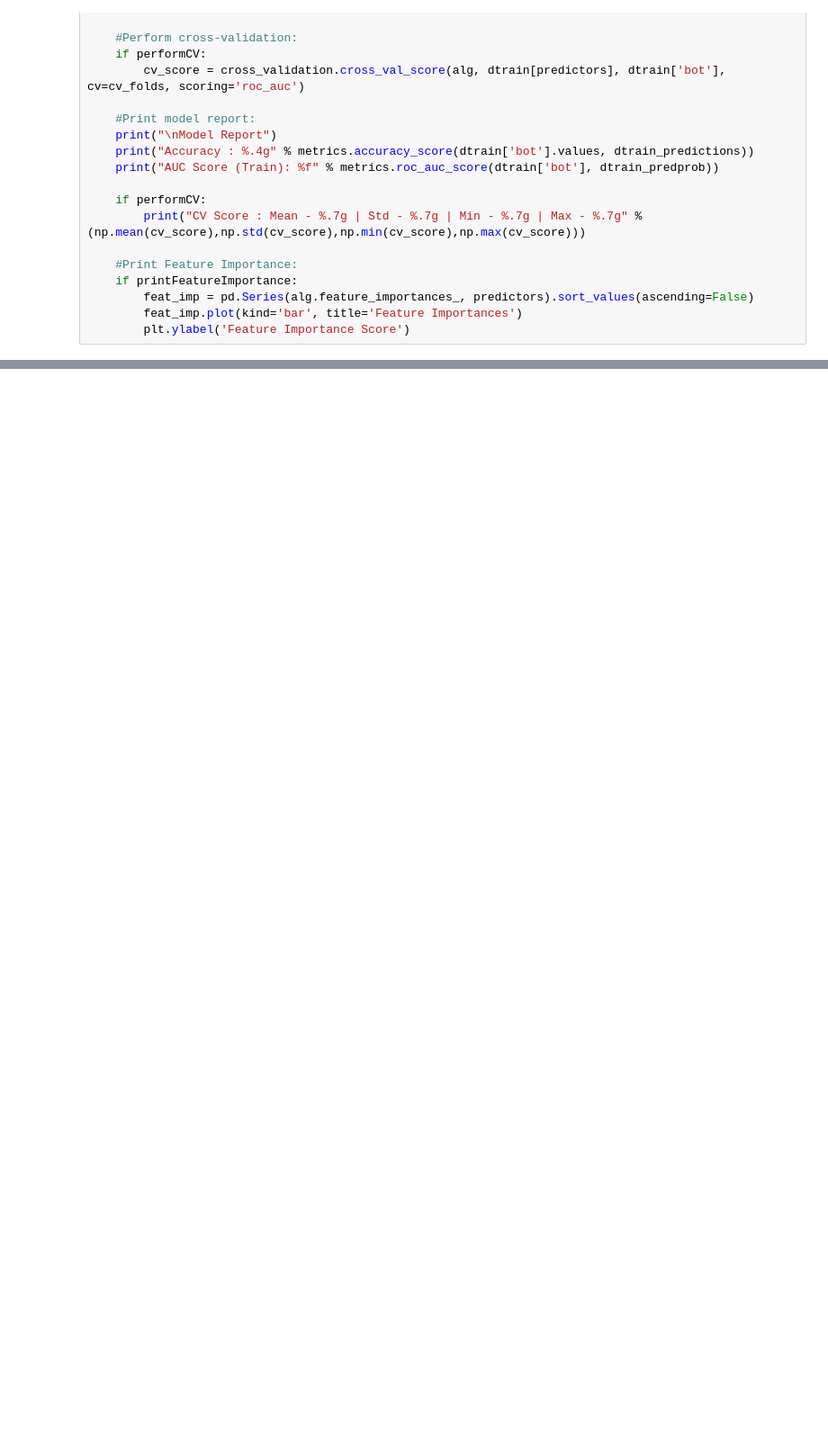
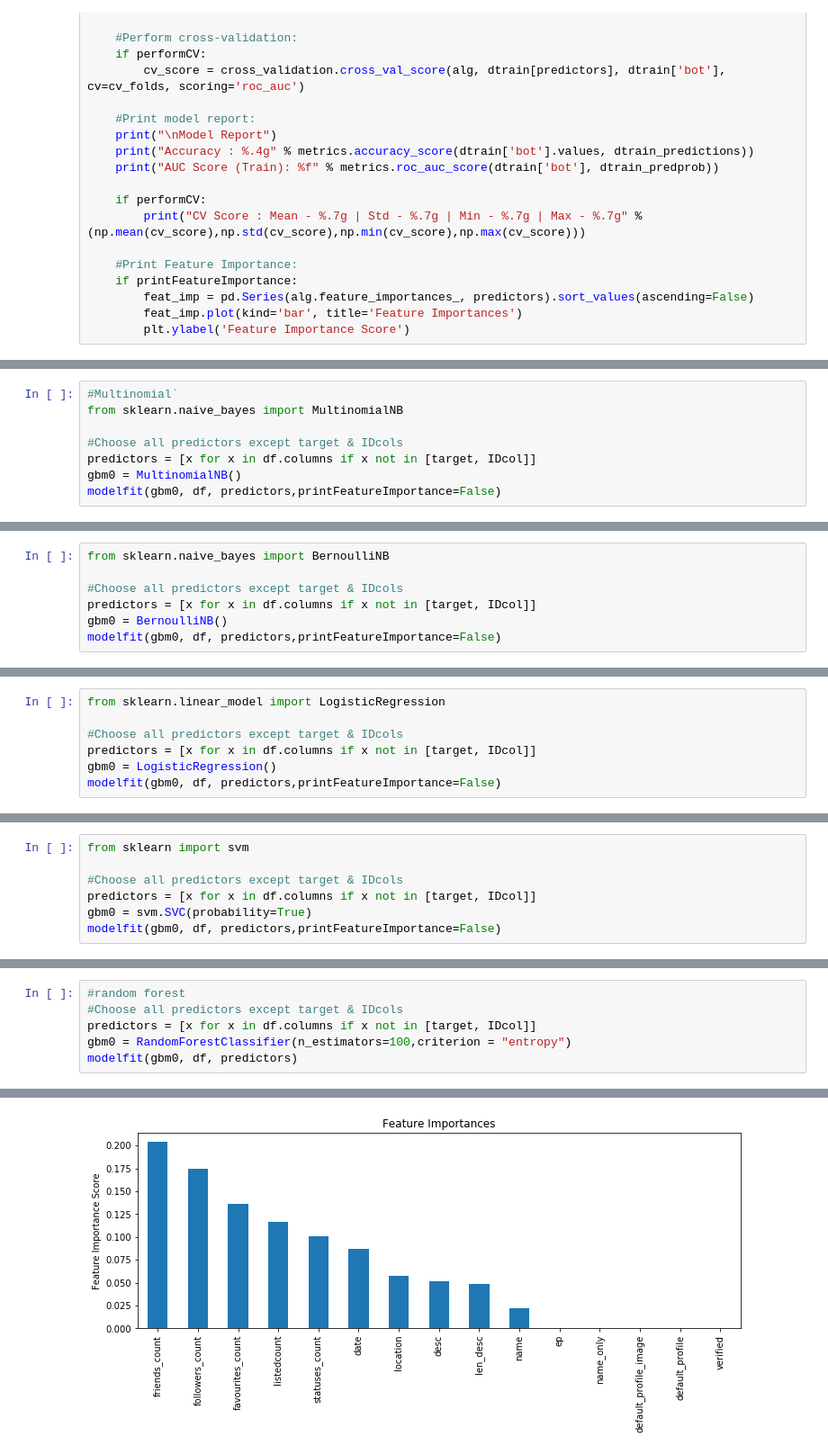
Before and after one commit to chinmayms/twitterbot, a Jupyter notebook: Graphing for different algorithms.ipynb, the cells around one changed output, grey strips where cells are left out. Shown: that part at 90% size. Cells and saved outputs as stored; diff of their text form; blank space fills up the shorter version.

Commit message:
Added iPython notebook containing graphs for different algorithms

```diff
--- a/Graphing for different algorithms.ipynb
+++ b/Graphing for different algorithms.ipynb
@@ -164,0 +191,8 @@ CV Score : Mean - 0.8390708 | Std - 0.0187063 | Min - 0.8098934 | Max - 0.862181
+# %%
+#Multinomial`
+from sklearn.naive_bayes import MultinomialNB
+
+#Choose all predictors except target & IDcols
+predictors = [x for x in df.columns if x not in [target, IDcol]]
+gbm0 = MultinomialNB()
+modelfit(gbm0, df, predictors,printFeatureImportance=False)
@@ -164,0 +204,7 @@ CV Score : Mean - 0.8390708 | Std - 0.0187063 | Min - 0.8098934 | Max - 0.862181
+# %%
+from sklearn.naive_bayes import BernoulliNB
+
+#Choose all predictors except target & IDcols
+predictors = [x for x in df.columns if x not in [target, IDcol]]
+gbm0 = BernoulliNB()
+modelfit(gbm0, df, predictors,printFeatureImportance=False)
@@ -164,0 +216,7 @@ CV Score : Mean - 0.8390708 | Std - 0.0187063 | Min - 0.8098934 | Max - 0.862181
+# %%
+from sklearn.linear_model import LogisticRegression
+
+#Choose all predictors except target & IDcols
+predictors = [x for x in df.columns if x not in [target, IDcol]]
+gbm0 = LogisticRegression()
+modelfit(gbm0, df, predictors,printFeatureImportance=False)
@@ -164,0 +228,7 @@ CV Score : Mean - 0.8390708 | Std - 0.0187063 | Min - 0.8098934 | Max - 0.862181
+# %%
+from sklearn import svm
+
+#Choose all predictors except target & IDcols
+predictors = [x for x in df.columns if x not in [target, IDcol]]
+gbm0 = svm.SVC(probability=True)
+modelfit(gbm0, df, predictors,printFeatureImportance=False)
@@ -164,0 +240,7 @@ CV Score : Mean - 0.8390708 | Std - 0.0187063 | Min - 0.8098934 | Max - 0.862181
+# %%
+#random forest
+#Choose all predictors except target & IDcols
+predictors = [x for x in df.columns if x not in [target, IDcol]]
+gbm0 = RandomForestClassifier(n_estimators=100,criterion = "entropy")
+modelfit(gbm0, df, predictors)
+# %% [output]
@@ -164,0 +251 @@ CV Score : Mean - 0.8390708 | Std - 0.0187063 | Min - 0.8098934 | Max - 0.862181
+[figure, added]
```
Also changed, not shown: parts of 10 cells of this notebook.
